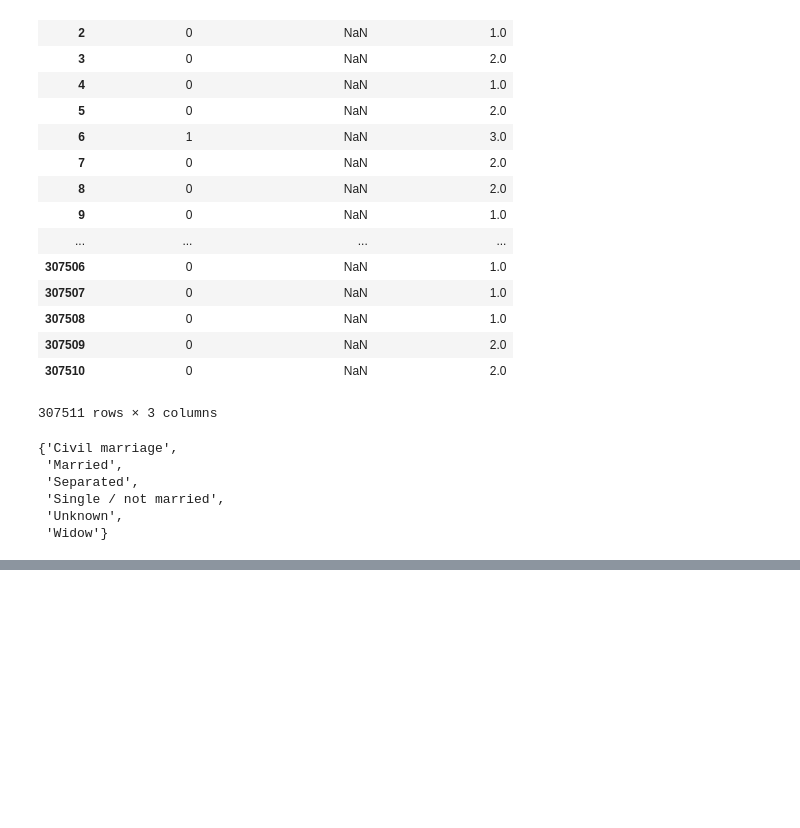
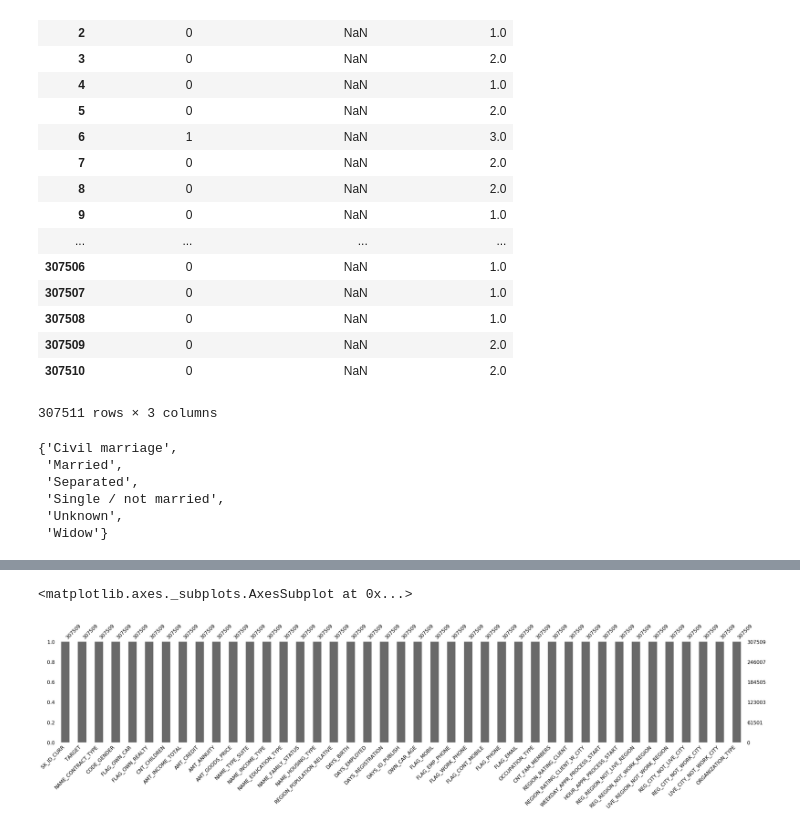
Before and after one commit to ricardoslee/Trabalhos, a Jupyter notebook: AIA/Trabalho1.ipynb, the cells around one changed output, grey strips where cells are left out. Drawn from its saved outputs; the diff is of its cells as text; code cells hidden in the pictures; blank space fills up the shorter version.

```diff
--- a/AIA/Trabalho1.ipynb
+++ b/AIA/Trabalho1.ipynb
@@ -367,0 +389,2 @@ df40[pd.isnull(df40['CNT_FAM_MEMBERS'])]
+# %%
+df40.dropna(inplace=True)
@@ -367,0 +395,5 @@ df40[pd.isnull(df40['CNT_FAM_MEMBERS'])]
+# %%
+mn.bar(df40,figsize=(40,6))
+# %% [output]
+<matplotlib.axes._subplots.AxesSubplot at 0x...>
+[figure, added]
```
Also changed, not shown: parts of 44 cells of this notebook, 3 other files.
